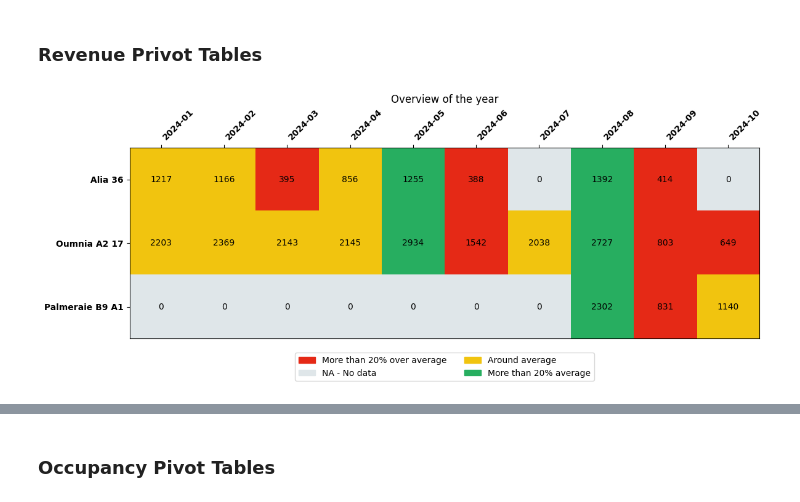
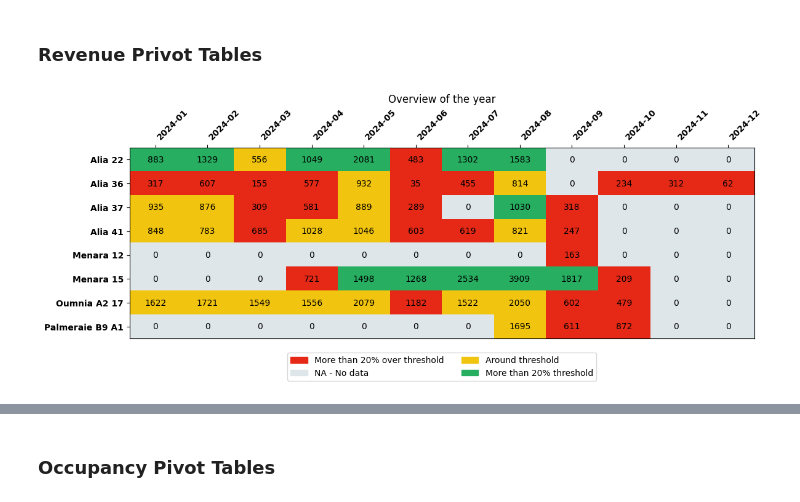
Before and after one commit to Alayadi-94/08-Rentals_Automated_Pipeline, a Jupyter notebook: testings.ipynb, the cells around one changed output, grey strips where cells are left out. Saved outputs shown, nothing was run; the diff lists cells and outputs as text; code cells hidden in the pictures.

Commit message:
changed threshold calculations

```diff
--- a/testings.ipynb
+++ b/testings.ipynb
@@ -176,0 +234,2 @@ def create_pivot(df, pivot_type = 'Revenue'):
+# %%
+cleaned_df = pd.read_csv('data/historic_data_cleaned.csv')
@@ -213,15 +324,15 @@ plt.show()
 # %% [markdown]
 ### Colored pivot table functions
 # %%
-def rev_color_grid(df, means_):
-    # Dictionary containing the name, row in means_.iterrows()}
+def rev_color_grid(df, thresholds):
+    # Dictionary containing the name, row in thresholdsmeans_.iterrows()}
 
     # Dictionary to store the coloring criteria
     color_criteria = np.zeros_like(df, dtype=float)
 
     # Apply color logic based on comparison with row means
     for i in range(len(df)):
-        row_mean = means_.iloc[i][0]  # Get the mean for the current row
+        row_threshold = thresholds.iloc[i][0]  # Get the mean for the current row
 
         for j in range(len(df.columns)):
             value = df.iloc[i, j]
@@ -229,9 +340,9 @@ def rev_color_grid(df, means_):
             if pd.notnull(value):  # If the value is not NaN
                 if value == 0:
                     color_criteria[i, j] = 0 # Grey
-                elif value >= (row_mean * 1.2):  # Greater than 20% above the row mean
+                elif value >= (row_threshold * 1.2):  # Greater than 20% above the row mean
                     color_criteria[i, j] = 2  # Green
-                elif value <= (row_mean * 0.8):  # Less than 20% below the row mean
+                elif value <= (row_threshold * 0.8):  # Less than 20% below the row mean
                     color_criteria[i, j] = -2  # Red
                 else:  # Between -20% and +20% of the row mean
                     color_criteria[i, j] = 1  # Yellow
@@ -265,16 +376,13 @@ def occ_color_grid(df):
 
     return color_criteria
 # %%
-def revenue_mean(pivot):
-    means_=[]
-    for name in pivot.index:
-        means_.append({
-            'Apartment_Code' : name,
-            'Mean' : pivot.loc[name][pivot.loc[name] != 0].mean()
-        })
-    means_ = pd.DataFrame(means_)
-    means_.set_index('Apartment_Code', inplace = True)
-    return means_
+def revenue_threshold():
+    thresholds = pd.DataFrame({
+    'Apartment_code': ['Alia 22', 'Alia 36', 'Alia 37', 'Alia 41', 'Menara 12',
+                  'Menara 15', 'Oumnia A2 17', 'Palmeraie B9 A1'],
+    'Threshold': [650, 850, 850, 900, 1000, 1000, 1800, 2000]})
+    thresholds = thresholds.set_index('Apartment_code')
+    return thresholds
 # %%
 def display_table(full_df, mode='Revenue', year=2022, owner='all'):
 
@@ -289,12 +397,10 @@ def display_table(full_df, mode='Revenue', year=2022, owner='all'):
 
 
     if mode == 'Revenue':
-        means_=revenue_mean(full_pivot) #Extracting revenue averages
-        color_criteria = rev_color_grid(df, means_)
-        comparison_criteria = 'average'
+        thresholds=revenue_threshold() #Extracting revenue averages
+        color_criteria = rev_color_grid(df, thresholds)
     elif mode == 'Occupancy':
         color_criteria = occ_color_grid(df)
-        comparison_criteria = 'threshold'
     else:
         return 'Mode not recognized'
 
@@ -329,10 +435,10 @@ def display_table(full_df, mode='Revenue', year=2022, owner='all'):
 
     # Create custom legend patches
     legend_elements = [
-        Patch(color=colors_list[0], label=f"More than 20% over {comparison_criteria}"),
+        Patch(color=colors_list[0], label=f"More than 20% over threshold"),
         Patch(color=colors_list[1], label="NA - No data"),
-        Patch(color=colors_list[2], label=f"Around {comparison_criteria}"),
-        Patch(color=colors_list[3], label=f"More than 20% {comparison_criteria}")
+        Patch(color=colors_list[2], label=f"Around threshold"),
+        Patch(color=colors_list[3], label=f"More than 20% threshold")
         ]
     # Add the legend below the table
     ax.legend(handles=legend_elements, loc="upper center", bbox_to_anchor=(0.5, -0.05), ncol=2)
@@ -346,6 +452,6 @@ def display_table(full_df, mode='Revenue', year=2022, owner='all'):
 # %% [markdown]
 ### Revenue Privot Tables
 # %%
-display_table(df, mode='Revenue', year=2024, owner='Mounia')
+display_table(cleaned_df, mode='Revenue', year=2024)
 # %% [output]
-[figure, old version]
+[figure, new version]
```
Also changed, not shown: parts of 52 cells of this notebook, 8 other files.
